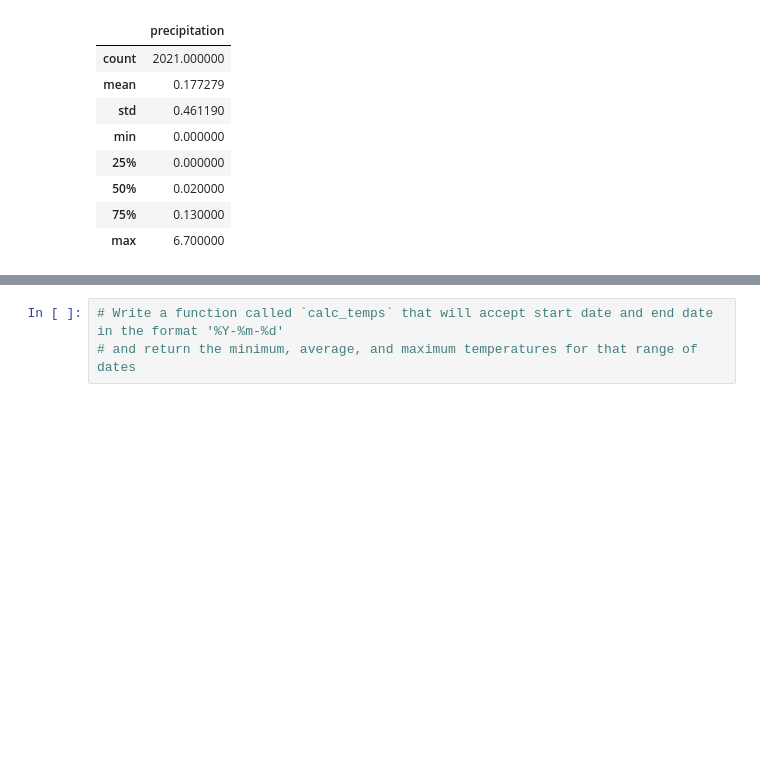
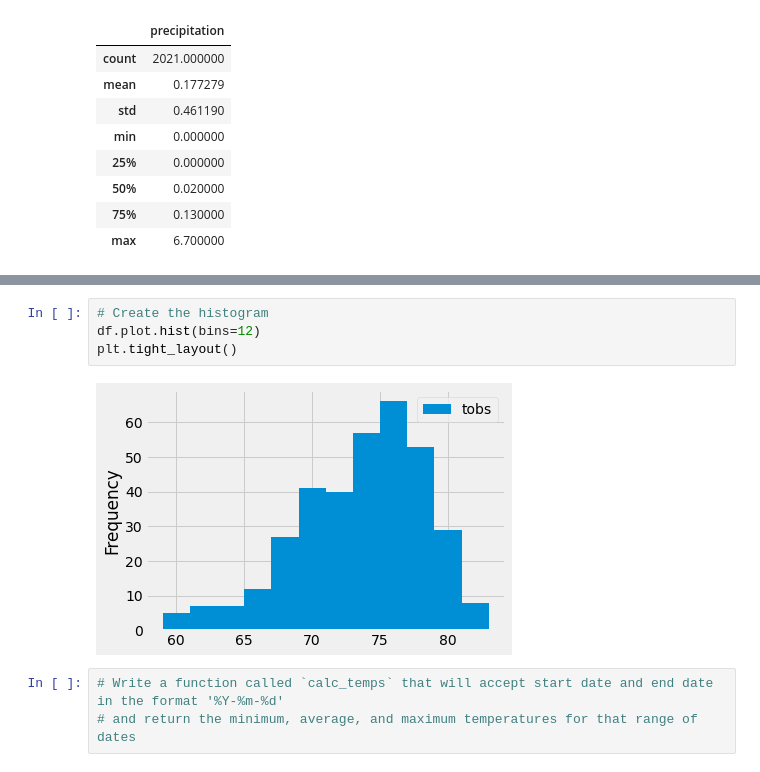
Before and after one commit to mcpoley/Surfs_Up_Business_Model, a Jupyter notebook: climate_analysis.ipynb, the cells around one changed output, grey strips where cells are left out. Drawn from its saved outputs; the diff is of its cells as text; blank space fills up the shorter version.

```diff
--- a/climate_analysis.ipynb
+++ b/climate_analysis.ipynb
@@ -111,3 +157,9 @@ df.describe()
+# %%
+# Create the histogram
+df.plot.hist(bins=12)
+plt.tight_layout()
+# %% [output]
+[figure, added]
 # %%
 # Write a function called `calc_temps` that will accept start date and end date in the format '%Y-%m-%d'
 # and return the minimum, average, and maximum temperatures for that range of dates
```
Also changed, not shown: parts of 5 cells of this notebook.
